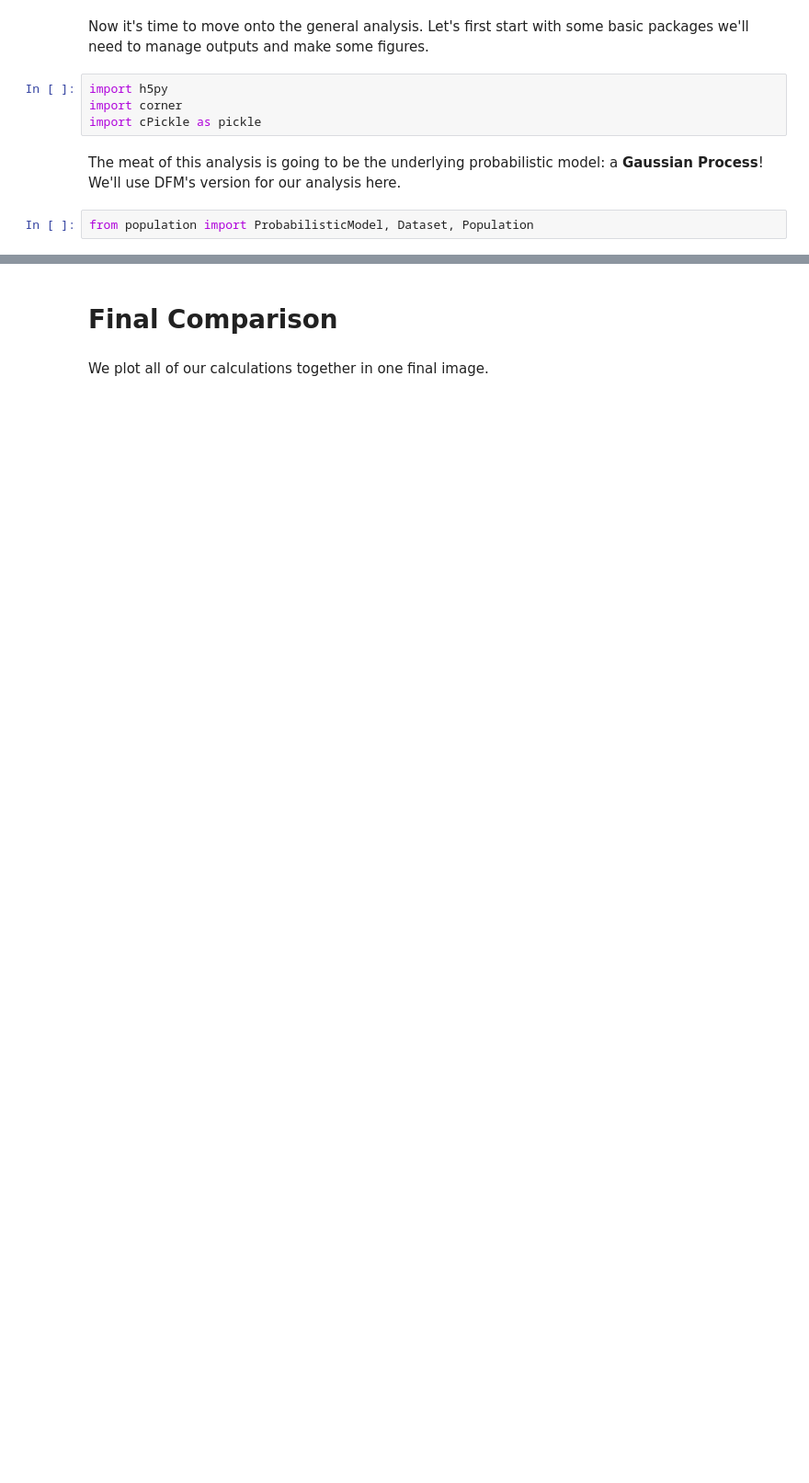
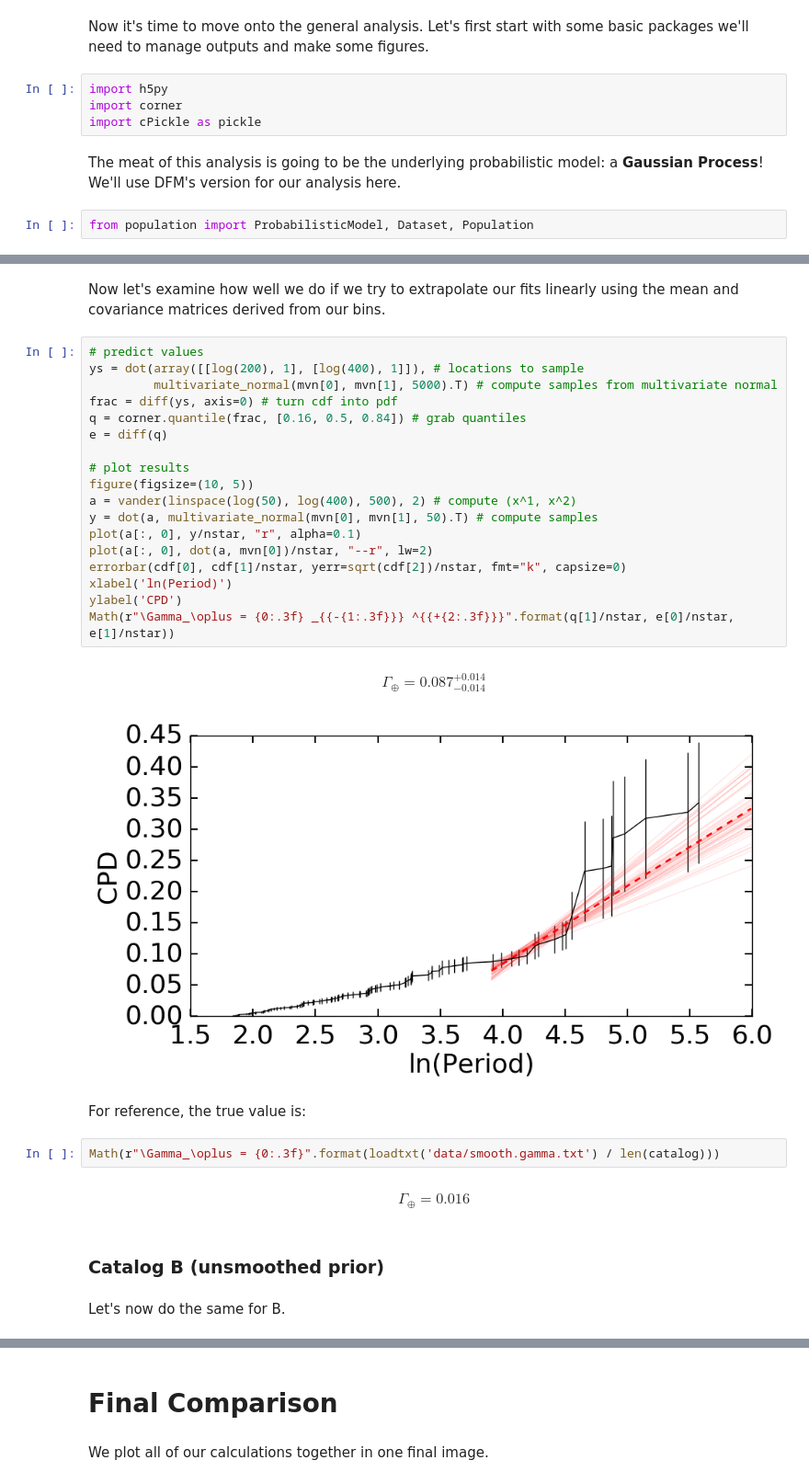
Before and after one commit to joshspeagle/exopop, a Jupyter notebook: EXOPOP.ipynb, the cells around one changed output, grey strips where cells are left out. Shown at 92% size. Saved outputs shown, nothing was run; the diff lists cells and outputs as text; blank space fills up the shorter version.

```diff
--- a/EXOPOP.ipynb
+++ b/EXOPOP.ipynb
@@ -618,0 +559,33 @@ pl.savefig("test-hyper.png")
+# %% [markdown]
+Now let's examine how well we do if we try to extrapolate our fits linearly using the mean and covariance matrices derived from our bins.
+# %%
+# predict values
+ys = dot(array([[log(200), 1], [log(400), 1]]), # locations to sample
+         multivariate_normal(mvn[0], mvn[1], 5000).T) # compute samples from multivariate normal
+frac = diff(ys, axis=0) # turn cdf into pdf
+q = corner.quantile(frac, [0.16, 0.5, 0.84]) # grab quantiles
+e = diff(q)
+
+# plot results
+figure(figsize=(10, 5))
+a = vander(linspace(log(50), log(400), 500), 2) # compute (x^1, x^2)
+y = dot(a, multivariate_normal(mvn[0], mvn[1], 50).T) # compute samples
+plot(a[:, 0], y/nstar, "r", alpha=0.1)
+plot(a[:, 0], dot(a, mvn[0])/nstar, "--r", lw=2)
+errorbar(cdf[0], cdf[1]/nstar, yerr=sqrt(cdf[2])/nstar, fmt="k", capsize=0)
+xlabel('ln(Period)')
+ylabel('CPD')
+Math(r"\Gamma_\oplus = {0:.3f} _{{-{1:.3f}}} ^{{+{2:.3f}}}".format(q[1]/nstar, e[0]/nstar, e[1]/nstar))
+# %% [output]
+$$\Gamma_\oplus = 0.087 _{-0.014} ^{+0.014}$$
+[figure, added]
+# %% [markdown]
+For reference, the true value is:
+# %%
+Math(r"\Gamma_\oplus = {0:.3f}".format(loadtxt('data/smooth.gamma.txt') / len(catalog)))
+# %% [output]
+$$\Gamma_\oplus = 0.016$$
+# %% [markdown]
+### Catalog B (unsmoothed prior)
+# %% [markdown]
+Let's now do the same for B.
```
Also changed, not shown: parts of 70 cells of this notebook.
